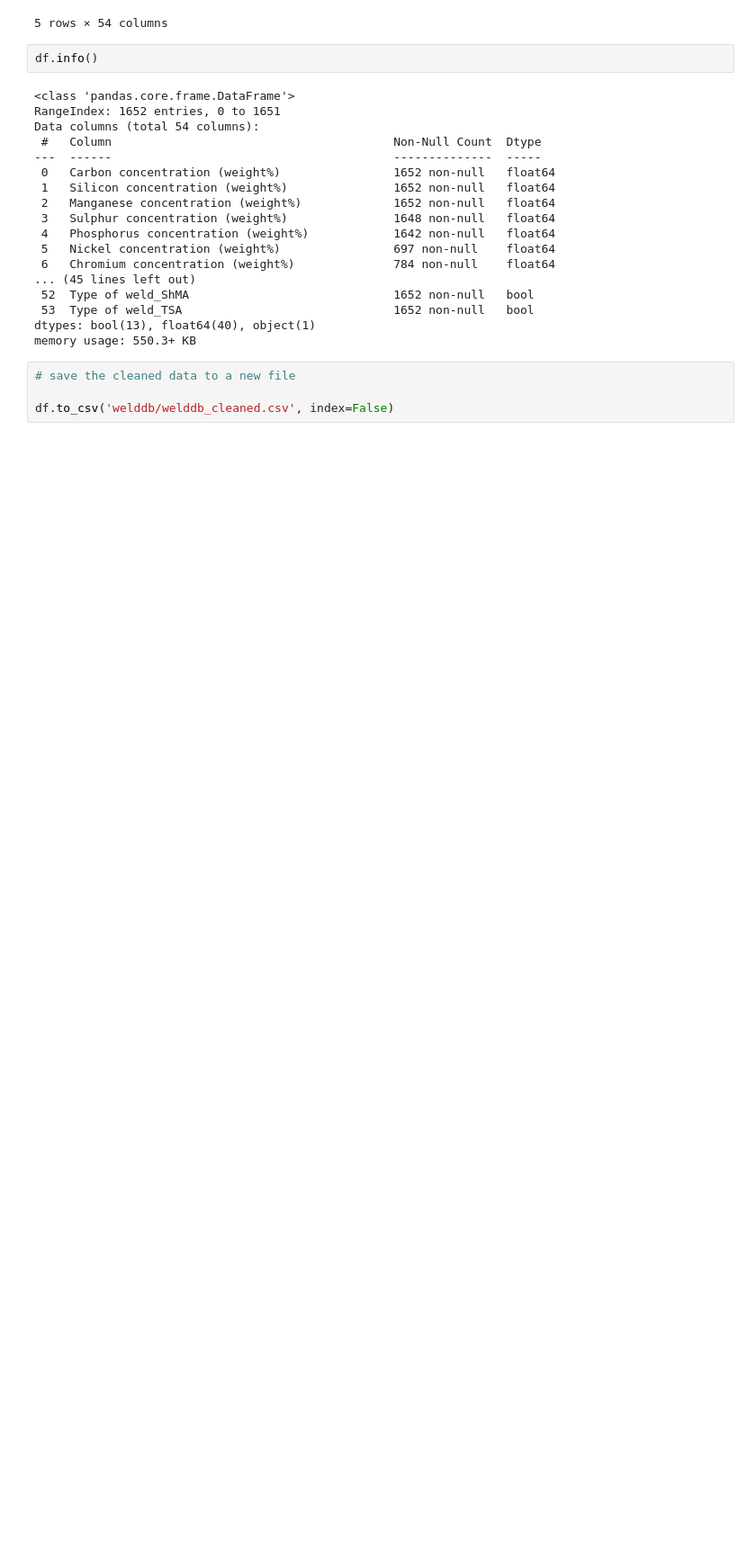
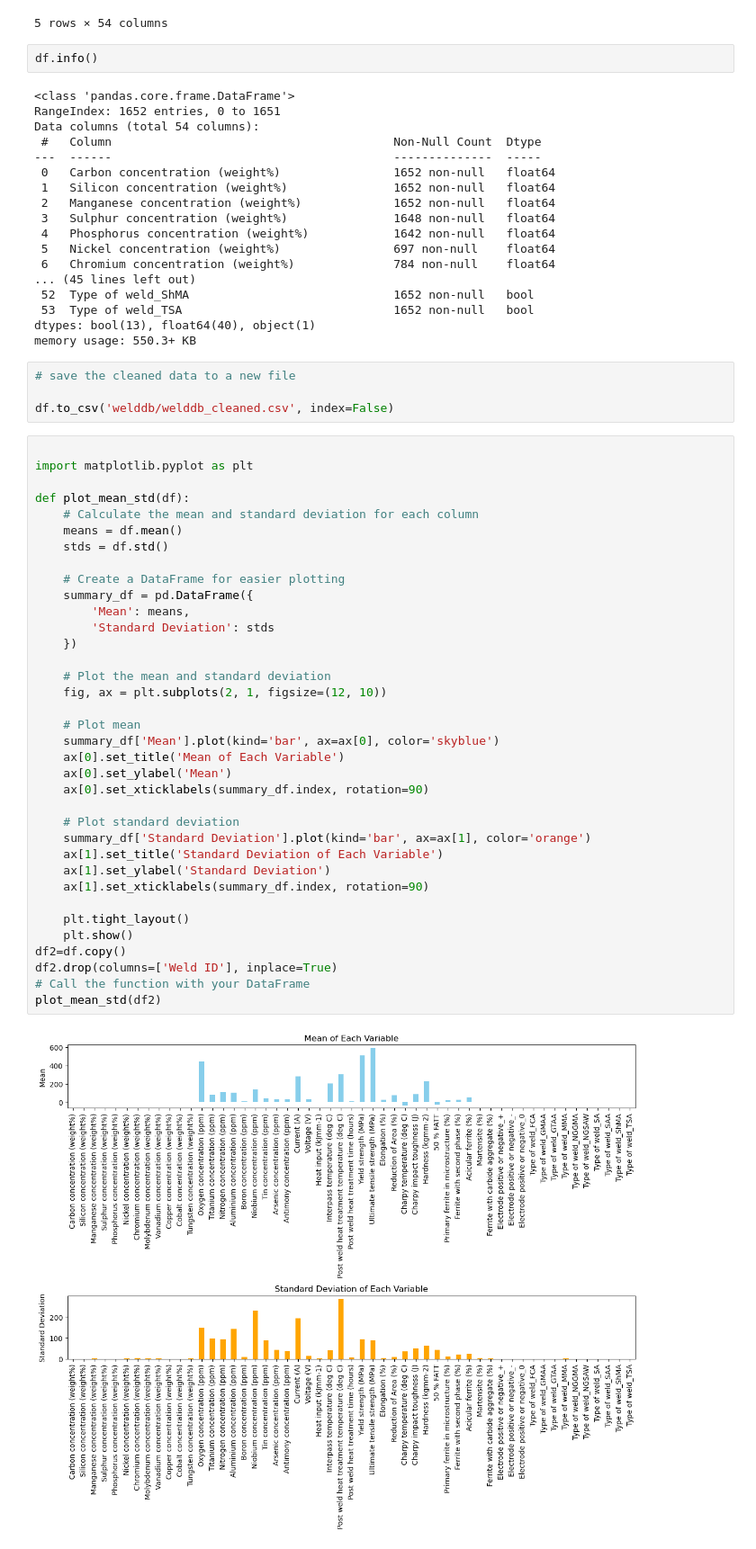
Before and after one commit to elbarhichi/Welding-Quality-Prediction, a Jupyter notebook: ML_PROJECT.ipynb, the cells around one changed output. Shown at 90% size. Drawn from its saved outputs; the diff is of its cells as text; blank space fills up the shorter version.

```diff
--- a/ML_PROJECT.ipynb
+++ b/ML_PROJECT.ipynb
@@ -541,3 +541,41 @@ memory usage: 550.3+ KB
 # save the cleaned data to a new file
 
 df.to_csv('welddb/welddb_cleaned.csv', index=False)
+# %%
+
+import matplotlib.pyplot as plt
+
+def plot_mean_std(df):
+    # Calculate the mean and standard deviation for each column
+    means = df.mean()
+    stds = df.std()
+
+    # Create a DataFrame for easier plotting
+    summary_df = pd.DataFrame({
+        'Mean': means,
+        'Standard Deviation': stds
+    })
+
+    # Plot the mean and standard deviation
+    fig, ax = plt.subplots(2, 1, figsize=(12, 10))
+
+    # Plot mean
+    summary_df['Mean'].plot(kind='bar', ax=ax[0], color='skyblue')
+    ax[0].set_title('Mean of Each Variable')
+    ax[0].set_ylabel('Mean')
+    ax[0].set_xticklabels(summary_df.index, rotation=90)
+
+    # Plot standard deviation
+    summary_df['Standard Deviation'].plot(kind='bar', ax=ax[1], color='orange')
+    ax[1].set_title('Standard Deviation of Each Variable')
+    ax[1].set_ylabel('Standard Deviation')
+    ax[1].set_xticklabels(summary_df.index, rotation=90)
+
+    plt.tight_layout()
+    plt.show()
+df2=df.copy()
+df2.drop(columns=['Weld ID'], inplace=True)
+# Call the function with your DataFrame
+plot_mean_std(df2)
+# %% [output]
+[figure, added]
```
Also changed, not shown: parts of 2 cells of this notebook.
